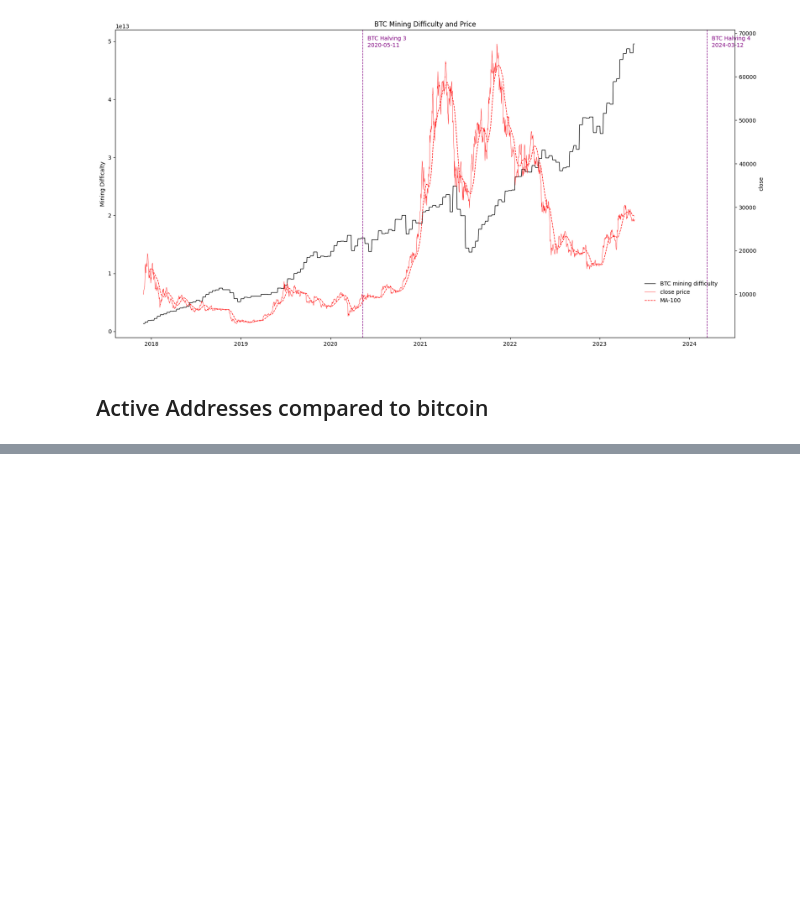
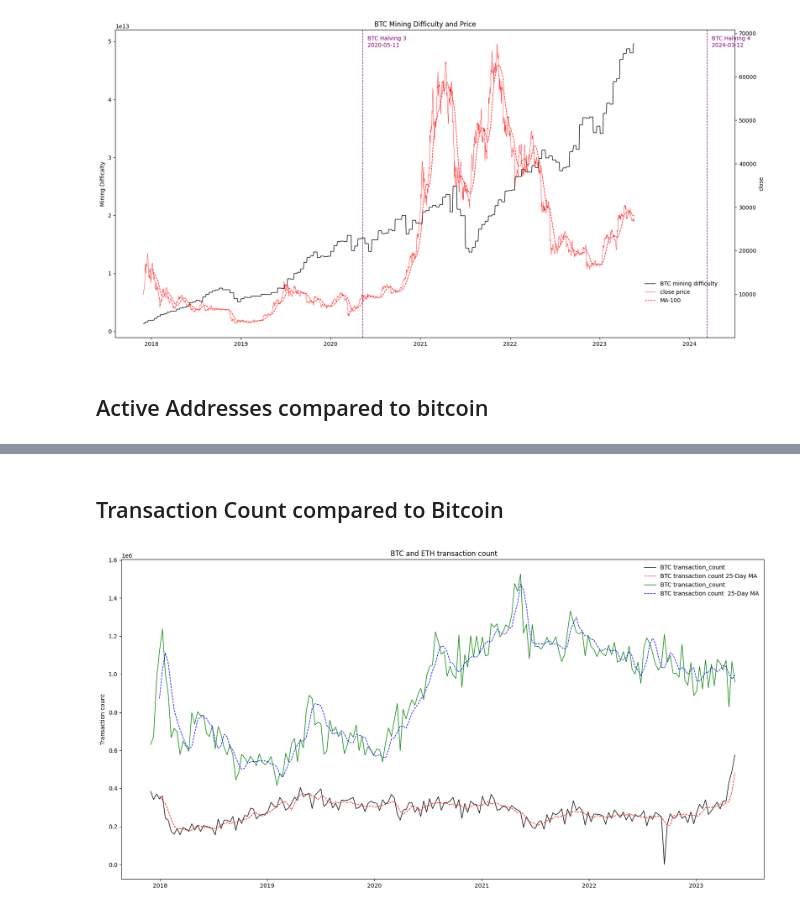
Before and after one commit to veiganlime/data-analytics, a Jupyter notebook: on-chain.ipynb, the cells around one changed output, grey strips where cells are left out. Cells and saved outputs as stored; diff of their text form; code cells hidden in the pictures; blank space fills up the shorter version.

```diff
--- a/on-chain.ipynb
+++ b/on-chain.ipynb
@@ -269,0 +270,22 @@ plt.show()
+# %% [markdown]
+## Transaction Count compared to Bitcoin
+# %%
+fig, ax1 = plt.subplots(figsize=(20, 10))
+
+rolling_window = 25
+
+transaction_count_ma_btc = onchain_btc_df['transaction_count'].rolling(window=rolling_window).mean()
+sns.lineplot(data=onchain_btc_df[-1*data_limit::10], x='date', y='transaction_count', linewidth=1.0, color='black', ax=ax1, label=f'{btc} transaction_count')
+sns.lineplot(data=onchain_btc_df[-1*data_limit::10], x='date', y=transaction_count_ma_btc, linewidth=1.0, color='red', linestyle='--', ax=ax1, label=f'{btc} transaction count {rolling_window}-Day MA')
+
+transaction_count_ma_eth = onchain_eth_df['transaction_count'].rolling(window=rolling_window).mean()
+sns.lineplot(data=onchain_eth_df[-1*data_limit::10], x='date', y='transaction_count', linewidth=1.0, color='green', ax=ax1, label=f'{btc} transaction_count')
+sns.lineplot(data=onchain_eth_df[-1*data_limit::10], x='date', y=transaction_count_ma_eth, linewidth=1.0, color='blue', linestyle='--', ax=ax1, label=f'{btc} transaction count  {rolling_window}-Day MA')
+
+ax1.set(xlabel=None)
+ax1.set(ylabel='Transaction count')
+plt.title(f' {btc} and {eth} transaction count')
+plt.legend(framealpha=0)
+plt.show()
+# %% [output]
+[figure, added]
```
Also changed, not shown: parts of 4 cells of this notebook, 1 other file.
